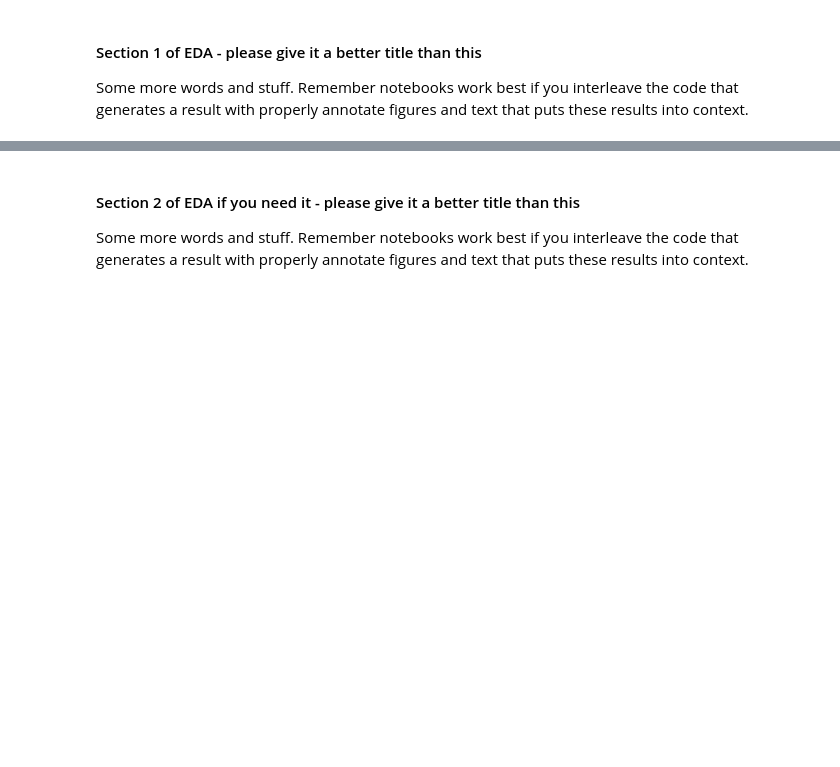
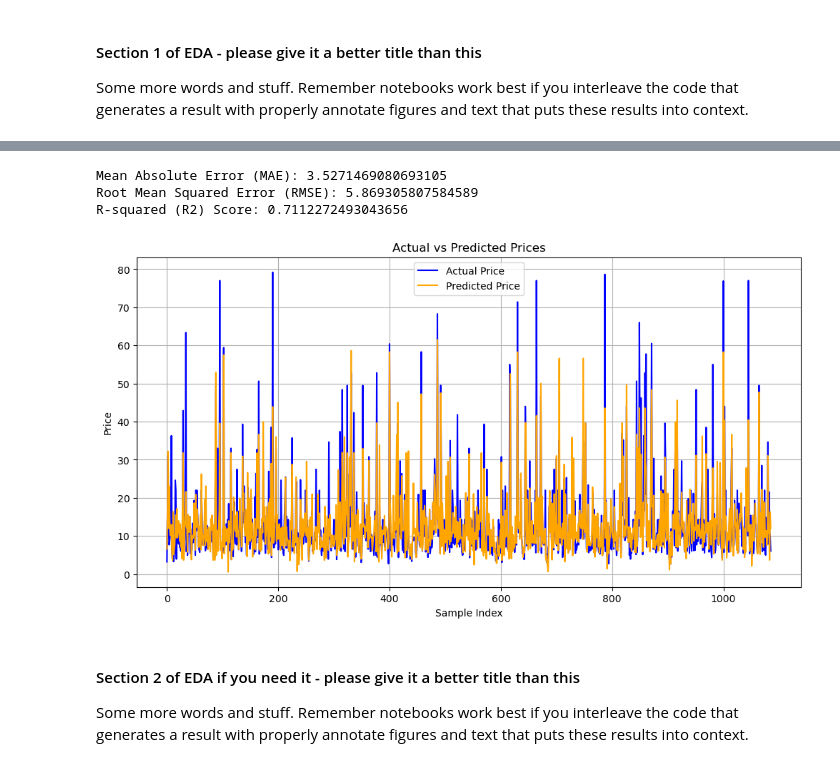
Before and after one commit to COGS108/Group034_WI26, a Jupyter notebook: 02-EDACheckpoint.ipynb, the cells around one changed output, grey strips where cells are left out. Cells and saved outputs as stored; diff of their text form; code cells hidden in the pictures; blank space fills up the shorter version.

```diff
--- a/02-EDACheckpoint.ipynb
+++ b/02-EDACheckpoint.ipynb
@@ -185,0 +184,10 @@ from sklearn.linear_model import LinearRegression
+# %%
+x = final_df.drop(columns = {'Price'})
+y = final_df['Price']
+x_train, x_test, y_train, y_test = train_test_split(x, y, test_size = 0.2, random_state = 42)
+# %%
+cat_cols = ['ProductBrand', 'Gender', 'PrimaryColor', 'ProductType']
+preprocess = ColumnTransformer(transformers = [('cat', OneHotEncoder(handle_unknown = 'ignore'), cat_cols)], remainder = 'passthrough')
+model = Pipeline(steps = [('preprocess', preprocess), ('regression', LinearRegression())])
+
+model.fit(x_train, y_train)
@@ -186,3 +203,31 @@ from sklearn.linear_model import LinearRegression
+# %%
+#evaluate model
+y_pred = model.predict(x_test)
+
+mae_model = mean_absolute_error(y_test, y_pred)
+mse_model = mean_squared_error(y_test, y_pred)
+rmse_model = np.sqrt(mse_model)
+r2_model = r2_score(y_test, y_pred)
+
+print(f"Mean Absolute Error (MAE): {mae_model}")
+print(f"Root Mean Squared Error (RMSE): {rmse_model}")
+print(f"R-squared (R2) Score: {r2_model}")
+# %% [output]
+Mean Absolute Error (MAE): 3.5271469080693105
+Root Mean Squared Error (RMSE): 5.869305807584589
+R-squared (R2) Score: 0.7112272493043656
+# %%
+plt.figure(figsize=(12,6))
+plt.plot(y_test.values, label="Actual Price", color="blue")
+plt.plot(y_pred, label="Predicted Price", color="orange")
+plt.title("Actual vs Predicted Prices")
+plt.xlabel("Sample Index")
+plt.ylabel("Price")
+plt.legend()
+plt.grid(True)
+plt.show()
+# %% [output]
+[figure, added]
 # %% [markdown]
 #### Section 2 of EDA if you need it  - please give it a better title than this
 
```
Also changed, not shown: parts of 7 cells of this notebook.
